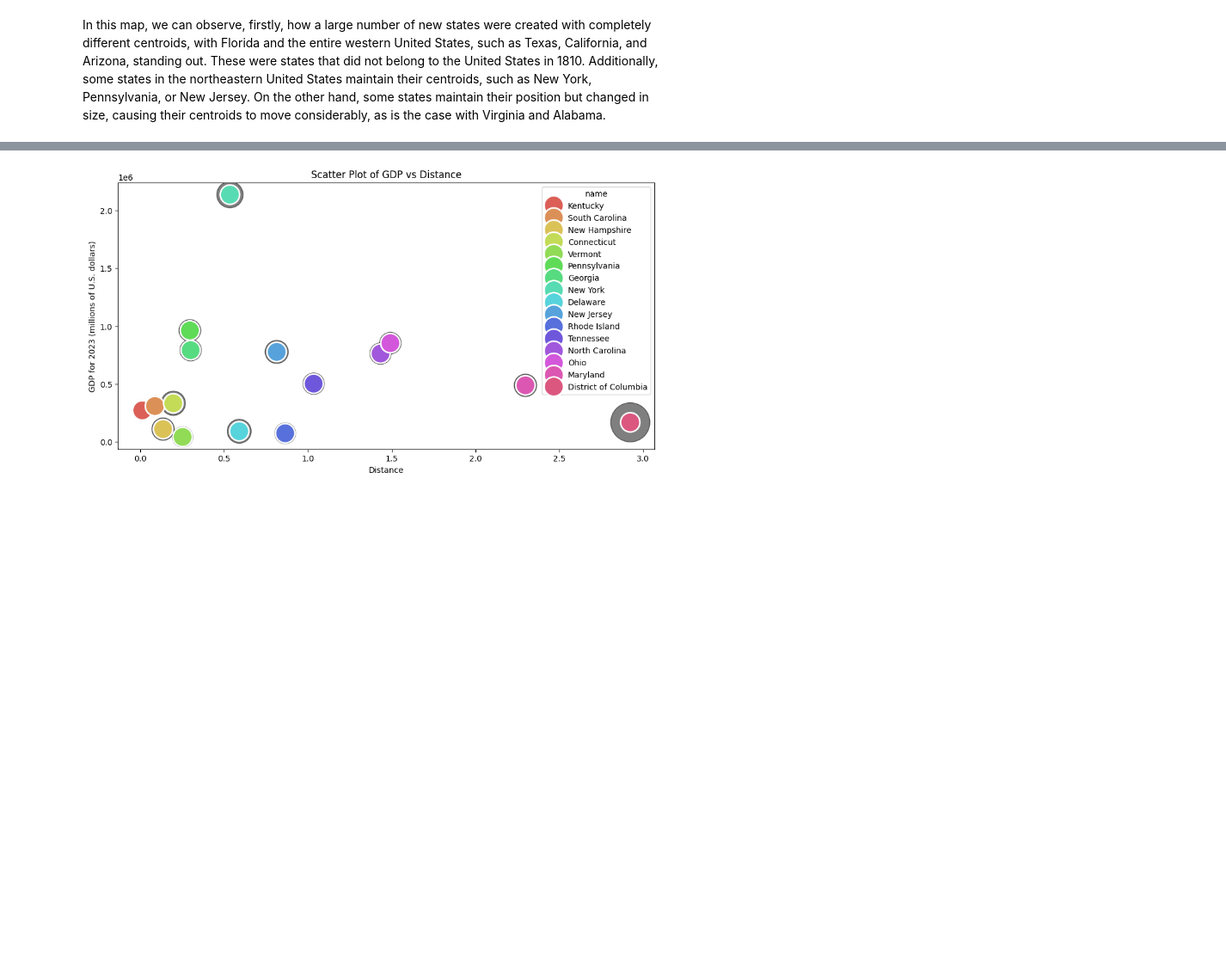
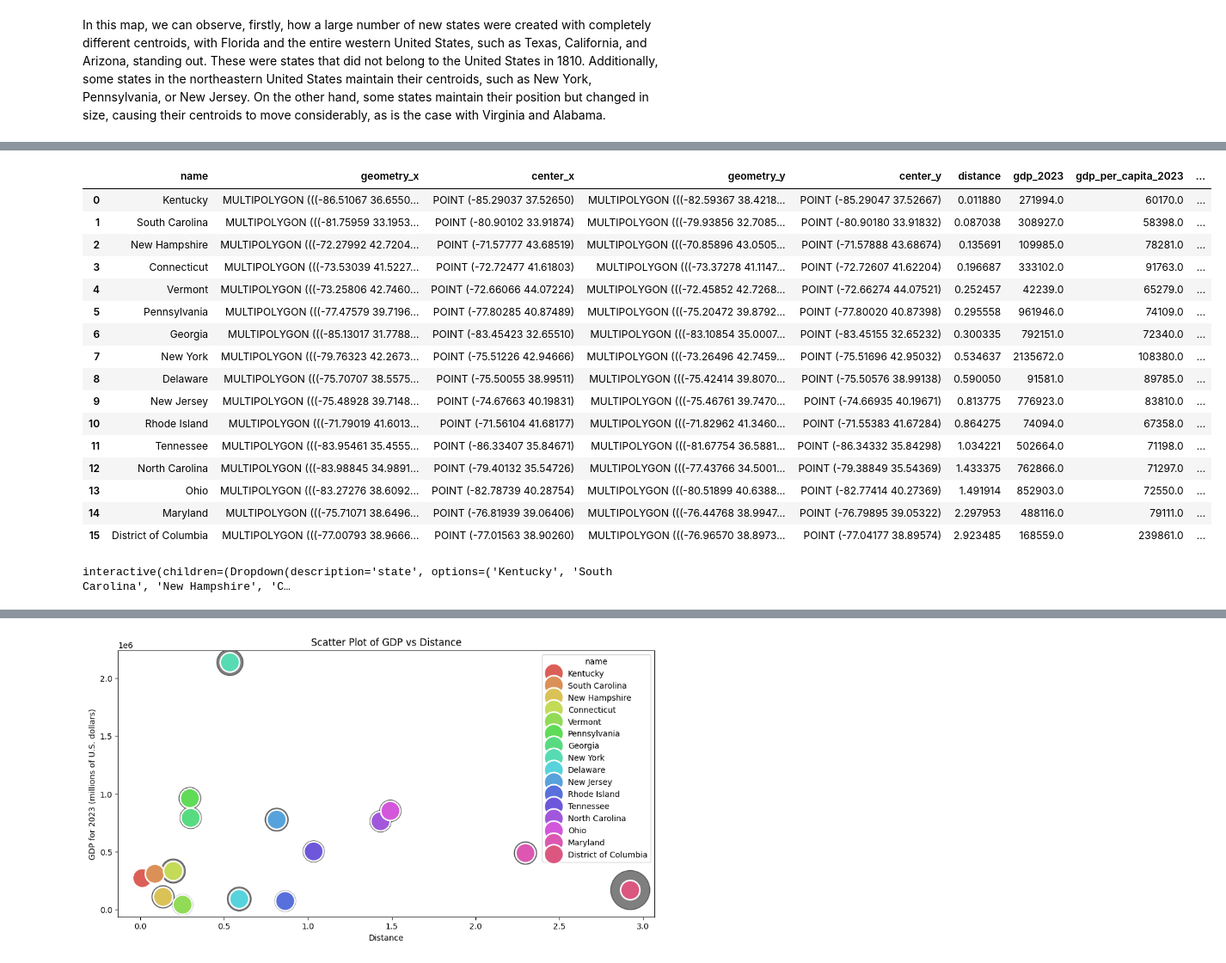
Before and after one commit to DeiviGT1/arc-is, a Jupyter notebook: notebooks/0.0-maps-many-db.ipynb, the cells around one changed output, grey strips where cells are left out. Shown at 86% size. Drawn from its saved outputs; the diff is of its cells as text; code cells hidden in the pictures; blank space fills up the shorter version.

```diff
--- a/notebooks/0.0-maps-many-db.ipynb
+++ b/notebooks/0.0-maps-many-db.ipynb
@@ -140,0 +229,63 @@ df_plot = dataf[dataf['distance'] < 50]
+# %%
+df_plot
+# %% [output]
+|  | name | geometry_x | center_x | geometry_y | center_y | distance | gdp_2023 | gdp_per_capita_2023 | ... |
+| 0 | Kentucky | MULTIPOLYGON (((-86.51067 36.6550... | POINT (-85.29037 37.52650) | MULTIPOLYGON (((-82.59367 38.4218... | POINT (-85.29047 37.52667) | 0.011880 | 271994.0 | 60170.0 | ... |
+| 1 | South Carolina | MULTIPOLYGON (((-81.75959 33.1953... | POINT (-80.90102 33.91874) | MULTIPOLYGON (((-79.93856 32.7085... | POINT (-80.90180 33.91832) | 0.087038 | 308927.0 | 58398.0 | ... |
+| 2 | New Hampshire | MULTIPOLYGON (((-72.27992 42.7204... | POINT (-71.57777 43.68519) | MULTIPOLYGON (((-70.85896 43.0505... | POINT (-71.57888 43.68674) | 0.135691 | 109985.0 | 78281.0 | ... |
+| 3 | Connecticut | MULTIPOLYGON (((-73.53039 41.5227... | POINT (-72.72477 41.61803) | MULTIPOLYGON (((-73.37278 41.1147... | POINT (-72.72607 41.62204) | 0.196687 | 333102.0 | 91763.0 | ... |
+| 4 | Vermont | MULTIPOLYGON (((-73.25806 42.7460... | POINT (-72.66066 44.07224) | MULTIPOLYGON (((-72.45852 42.7268... | POINT (-72.66274 44.07521) | 0.252457 | 42239.0 | 65279.0 | ... |
+| 5 | Pennsylvania | MULTIPOLYGON (((-77.47579 39.7196... | POINT (-77.80285 40.87489) | MULTIPOLYGON (((-75.20472 39.8792... | POINT (-77.80020 40.87398) | 0.295558 | 961946.0 | 74109.0 | ... |
+| 6 | Georgia | MULTIPOLYGON (((-85.13017 31.7788... | POINT (-83.45423 32.65510) | MULTIPOLYGON (((-83.10854 35.0007... | POINT (-83.45155 32.65232) | 0.300335 | 792151.0 | 72340.0 | ... |
+| 7 | New York | MULTIPOLYGON (((-79.76323 42.2673... | POINT (-75.51226 42.94666) | MULTIPOLYGON (((-73.26496 42.7459... | POINT (-75.51696 42.95032) | 0.534637 | 2135672.0 | 108380.0 | ... |
+| 8 | Delaware | MULTIPOLYGON (((-75.70707 38.5575... | POINT (-75.50055 38.99511) | MULTIPOLYGON (((-75.42414 39.8070... | POINT (-75.50576 38.99138) | 0.590050 | 91581.0 | 89785.0 | ... |
+| 9 | New Jersey | MULTIPOLYGON (((-75.48928 39.7148... | POINT (-74.67663 40.19831) | MULTIPOLYGON (((-75.46761 39.7470... | POINT (-74.66935 40.19671) | 0.813775 | 776923.0 | 83810.0 | ... |
+| 10 | Rhode Island | MULTIPOLYGON (((-71.79019 41.6013... | POINT (-71.56104 41.68177) | MULTIPOLYGON (((-71.82962 41.3460... | POINT (-71.55383 41.67284) | 0.864275 | 74094.0 | 67358.0 | ... |
+| 11 | Tennessee | MULTIPOLYGON (((-83.95461 35.4555... | POINT (-86.33407 35.84671) | MULTIPOLYGON (((-81.67754 36.5881... | POINT (-86.34332 35.84298) | 1.034221 | 502664.0 | 71198.0 | ... |
+| 12 | North Carolina | MULTIPOLYGON (((-83.98845 34.9891... | POINT (-79.40132 35.54726) | MULTIPOLYGON (((-77.43766 34.5001... | POINT (-79.38849 35.54369) | 1.433375 | 762866.0 | 71297.0 | ... |
+| 13 | Ohio | MULTIPOLYGON (((-83.27276 38.6092... | POINT (-82.78739 40.28754) | MULTIPOLYGON (((-80.51899 40.6388... | POINT (-82.77414 40.27369) | 1.491914 | 852903.0 | 72550.0 | ... |
+| 14 | Maryland | MULTIPOLYGON (((-75.71071 38.6496... | POINT (-76.81939 39.06406) | MULTIPOLYGON (((-76.44768 38.9947... | POINT (-76.79895 39.05322) | 2.297953 | 488116.0 | 79111.0 | ... |
+| 15 | District of Columbia | MULTIPOLYGON (((-77.00793 38.9666... | POINT (-77.01563 38.90260) | MULTIPOLYGON (((-76.96570 38.8973... | POINT (-77.04177 38.89574) | 2.923485 | 168559.0 | 239861.0 | ... |
+# %%
+
+
+df_plot = dataf[dataf['distance'] < 50]
+df_plot.rename(columns={'geometry_x': 'geometry_old', 'geometry_y': 'geometry_currently', 'center_x': 'center_old', 'center_y': 'center_currently'}, inplace=True)
+gdf_lines = gpd.GeoDataFrame(geometry=[LineString([beg, end]) for beg, end in zip(df_plot['center_old'], df_plot['center_currently'])], crs='EPSG:4326')
+
+#Create a plot for each row in gdf_lines with its own ax size
+# for index, row in df_plot.iterrows():
+    # usa_currently = gpd.GeoDataFrame(geometry=[row['geometry_currently']], crs='EPSG:4326')
+    # usa_old = gpd.GeoDataFrame(geometry=[row['geometry_old']], crs='EPSG:4326')
+    # gdf_lines = gpd.GeoDataFrame(geometry=[LineString([row['center_old'], row['center_currently']])], crs='EPSG:4326')
+    # usa_currently_center = gpd.GeoDataFrame(geometry=[row['center_currently']], crs='EPSG:4326')
+    # usa_old_center = gpd.GeoDataFrame(geometry=[row['center_old']], crs='EPSG:4326')
+
+    # fig, ax = plt.subplots(1, figsize = [4, 4])
+    # usa_currently.plot(ax=ax, color='red')
+    # usa_old.plot(ax=ax, color='blue')
+    # gdf_lines.plot(ax=ax, color='black')
+    # usa_currently_center.plot(ax=ax, color='red', markersize=150)
+    # usa_old_center.plot(ax=ax, color='yellow', markersize=150)
+
+    # plt.show()
+
+#I want no color, just the lines
+@interact
+def mapplot(state = df_plot['name'].unique()):
+    usa_currently = gpd.GeoDataFrame(geometry=[df_plot[df_plot['name'] == state]['geometry_currently'].iloc[0]], crs='EPSG:4326')
+    usa_old = gpd.GeoDataFrame(geometry=[df_plot[df_plot['name'] == state]['geometry_old'].iloc[0]], crs='EPSG:4326')
+    gdf_lines = gpd.GeoDataFrame(geometry=[LineString([df_plot[df_plot['name'] == state]['center_old'].iloc[0], df_plot[df_plot['name'] == state]['center_currently'].iloc[0]])], crs='EPSG:4326')
+    usa_currently_center = gpd.GeoDataFrame(geometry=[df_plot[df_plot['name'] == state]['center_currently'].iloc[0]], crs='EPSG:4326')
+    usa_old_center = gpd.GeoDataFrame(geometry=[df_plot[df_plot['name'] == state]['center_old'].iloc[0]], crs='EPSG:4326')
+
+    fig, ax = plt.subplots(1, figsize = [4, 4])
+    usa_currently.plot(ax=ax, color='red')
+    usa_old.plot(ax=ax, color='blue')
+    gdf_lines.plot(ax=ax, color='black')
+    usa_currently_center.plot(ax=ax, color='red', markersize=150)
+    usa_old_center.plot(ax=ax, color='yellow', markersize=150)
+
+    plt.show()
+# %% [output]
+interactive(children=(Dropdown(description='state', options=('Kentucky', 'South Carolina', 'New Hampshire', 'C…
```
Also changed, not shown: parts of 10 cells of this notebook.
